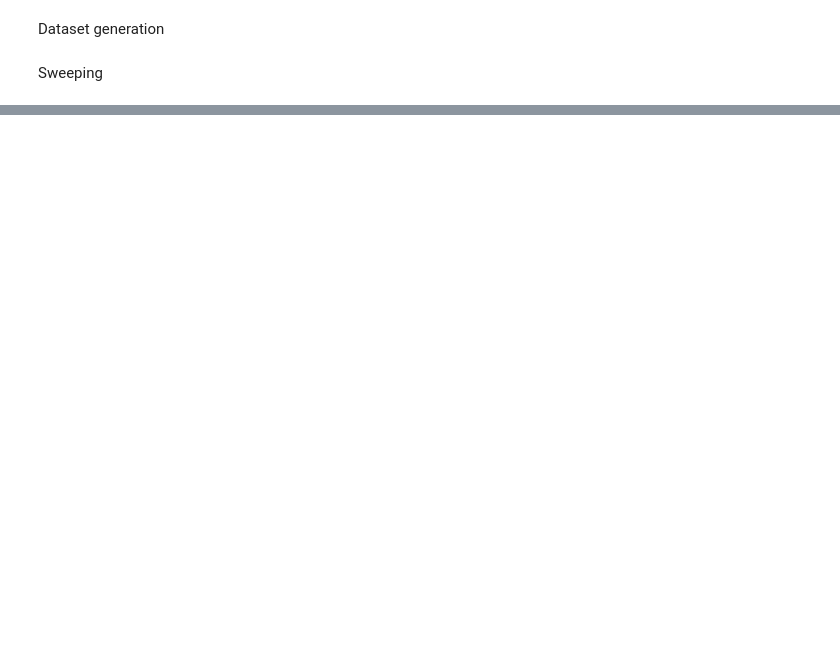
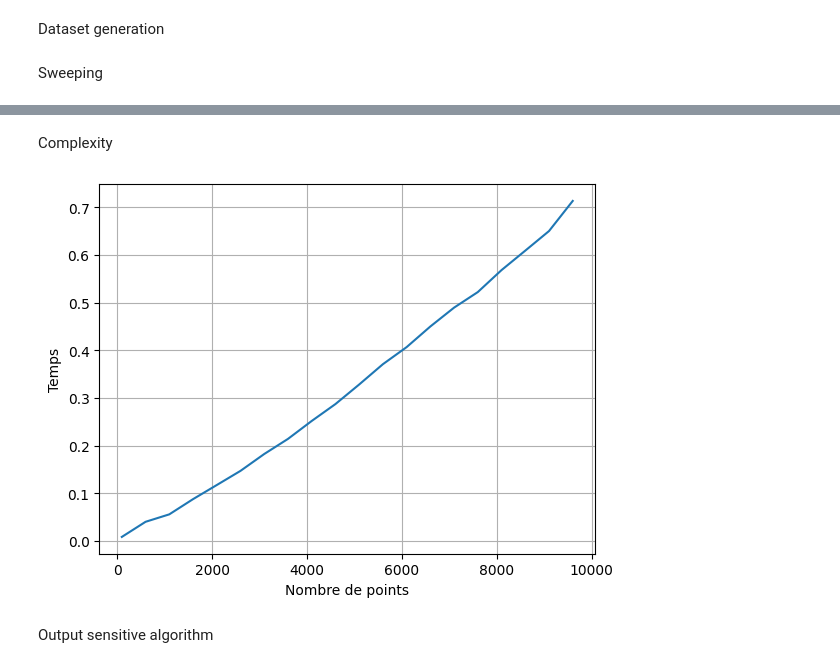
Before and after one commit to jacedoir/INF421_PI_Project, a Jupyter notebook: project.ipynb, the cells around one changed output, grey strips where cells are left out. Cells and saved outputs as stored; diff of their text form; code cells hidden in the pictures; blank space fills up the shorter version.

```diff
--- a/project.ipynb
+++ b/project.ipynb
@@ -120,0 +103,7 @@ def complexity_sweeping(N):
+# %%
+def orientiation_triangle(A,B,C):
+    determinent = (B[1] - A[1]) * (C[0] - B[0]) - (B[0] - A[0]) * (C[1] - B[1])
+    if determinent >= 0:
+      return "clockwise"
+    else:
+        return "counter-clockwise"
@@ -121 +192,34 @@ def complexity_sweeping(N):
+# %% [markdown]
+Complexity
+# %%
+def print_complexity():
+    i=int(1e2)
+    s=int(1e4)
+    step=5*int(1e2)
+
+    R=list(range(i,s,step))
+
+    n = []
+    time_table = []
+    for i in tqdm(R):
+        t_init = time.time()
+        A = generateA(i)
+        A = tri_fusion(A)
+        chain_lower = sweeping_algorithm_lower(A)
+        chain_upper = sweeping_algorithm_upper(A)
+        t_final = time.time()
+        n.append(i)
+        time_table.append(t_final-t_init)
+
+    plt.plot(n, time_table)
+    plt.xlabel('Nombre de points')
+    plt.ylabel('Temps')
+    plt.grid()
+    plt.show()
+
+print_complexity()
+# %% [output]
+[figure, added]
+# %% [markdown]
+Output sensitive algorithm
 # %%
```
Also changed, not shown: parts of 28 cells of this notebook.
